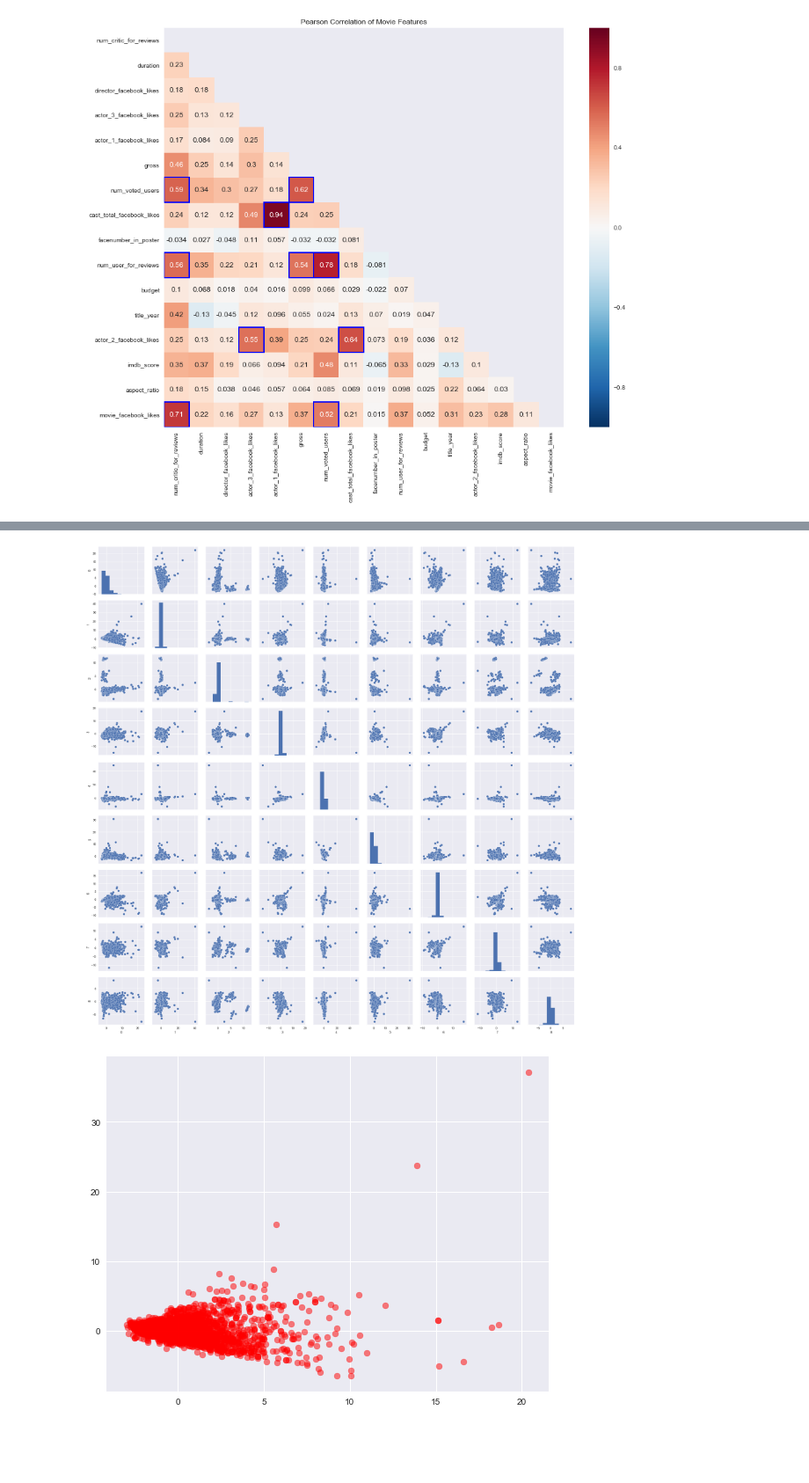
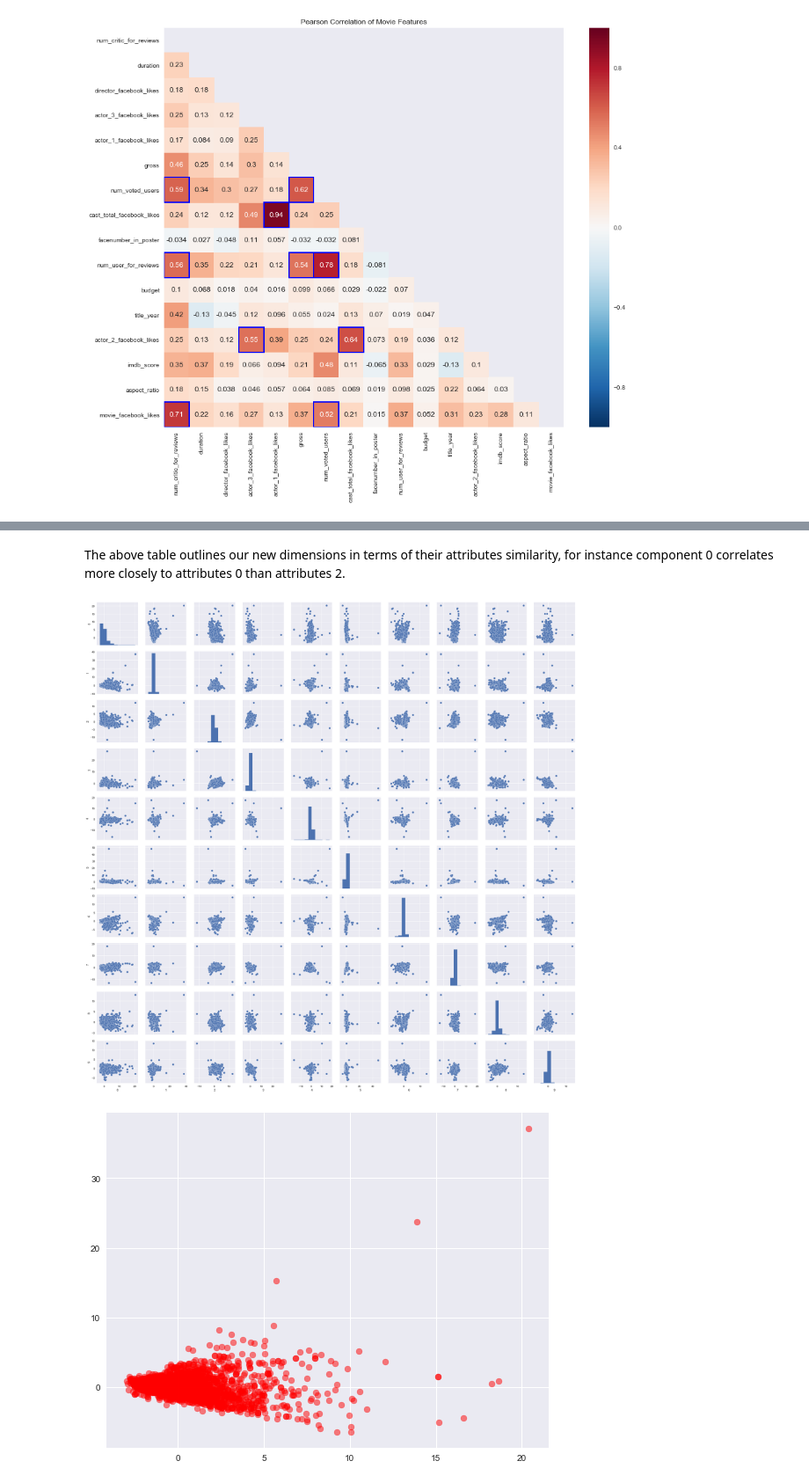
Before and after one commit to christianbillp/python, a Jupyter notebook: notebooks/ML_projekt1.ipynb, the cells around one changed output, grey strips where cells are left out. Shown: that part at 88% size. Drawn from its saved outputs; the diff is of its cells as text; code cells hidden in the pictures; blank space fills up the shorter version.

```diff
--- a/notebooks/ML_projekt1.ipynb
+++ b/notebooks/ML_projekt1.ipynb
@@ -57,6 +74,7 @@ data = {}
 data['raw'] = pd.read_csv("movie_metadata.csv")
 data['no_na'] = data['raw'].dropna();
 data['n_removed_na'] = data['raw'].shape[0] - data['no_na'].shape[0]
+data['numerical'] = data['no_na'].select_dtypes(exclude=['object']) #.fillna(value=0, axis=1)
 print(f"Number of removed rows: {data['n_removed_na']} out of {data['raw'].shape[0]}")
 # %% [output]
 Number of removed rows: 1287 out of 5043
@@ -354,7 +426,6 @@ In our Principe Component Analysis we wish to reduce the number of dimensions in
 # %% [markdown]
 Before doing a Principle Component Analysis we wish to extract only numerical data our dataset as well as find eigenvalues and eigenvectors. From this information we can generate a visualization of the individual and cumulative variance explained by the eigenvectors. This will be important for determining a suitable number of components for our analysis.
 # %%
-data['numerical'] = data['no_na'].select_dtypes(exclude=['object']).fillna(value=0, axis=1)
 data['X_std'] = StandardScaler().fit_transform(data['numerical'].values)
 data['covariance'] = np.cov(data['X_std'].T)
 data['eigenvalues'], data['eigenvectors'] = np.linalg.eig(data['covariance'])
@@ -408,7 +493,9 @@ data['PCA10'] = pca.fit_transform(data['X_std'])
+# %% [markdown]
+The above table outlines our new dimensions in terms of their attributes similarity, for instance component 0 correlates more closely to attributes 0 than attributes 2.
 # %%
-sns.pairplot(pd.DataFrame(data['PCA9']));
+sns.pairplot(pd.DataFrame(data['PCA10']));
 # %% [output]
-[figure, old version]
+[figure, new version]
 # %%
 plt.figure(figsize = (9,7))
 plt.scatter(data['PCA10'][:,0], data['PCA10'][:,1], c='red',alpha=0.5)
```
Also changed, not shown: parts of 58 cells of this notebook.
